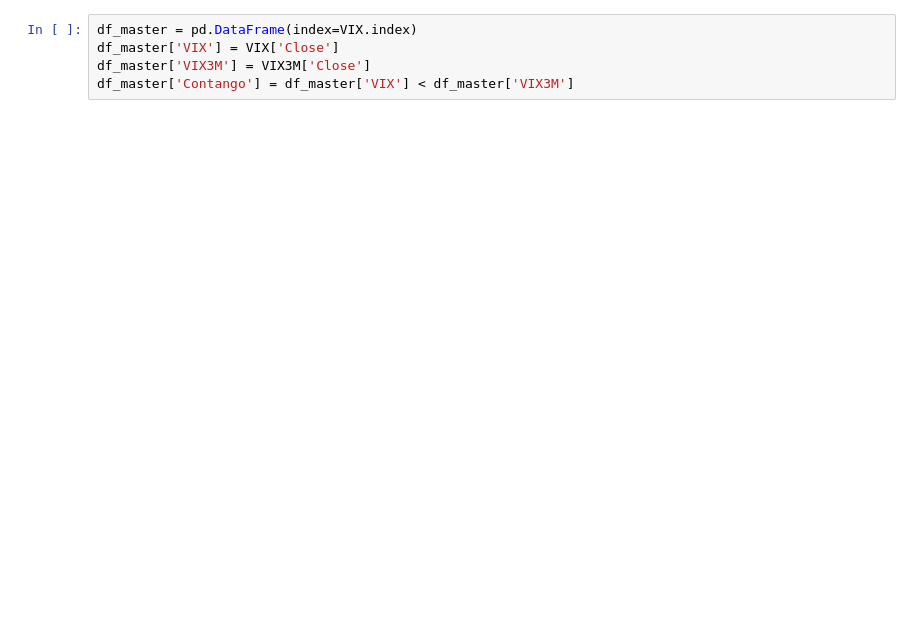
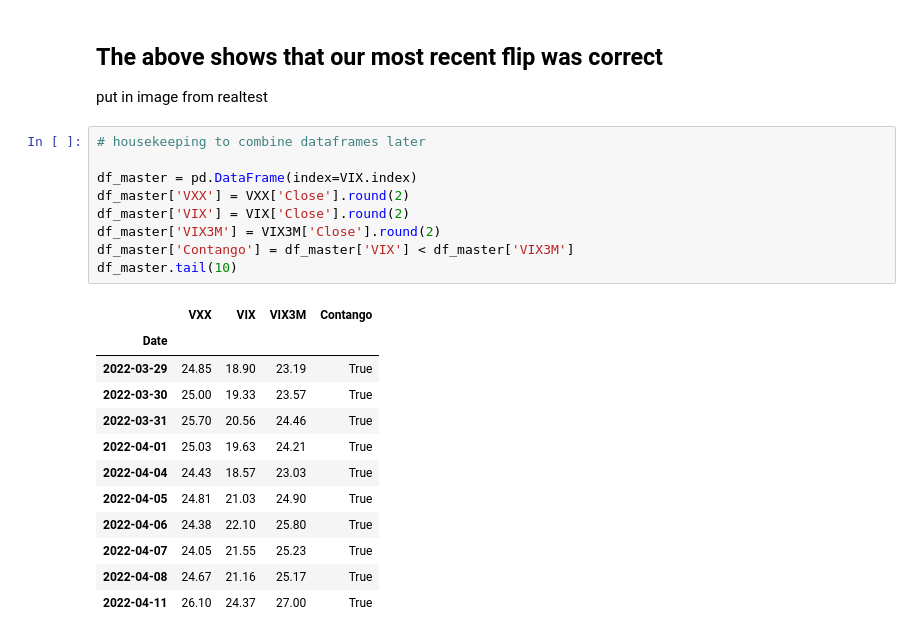
Before and after one commit to algo-dude/AdvancedFinancialDerivatives, a Jupyter notebook: Final/strat.ipynb, the cells around one changed output. Saved outputs shown, nothing was run; the diff lists cells and outputs as text; blank space fills up the shorter version.

```diff
--- a/Final/strat.ipynb
+++ b/Final/strat.ipynb
@@ -65,5 +41,26 @@ def apply_contango(df1, df2):
+# %% [markdown]
+## The above shows that our most recent flip was correct
+
+put in image from realtest
 # %%
+# housekeeping to combine dataframes later
+
 df_master = pd.DataFrame(index=VIX.index)
-df_master['VIX'] = VIX['Close']
-df_master['VIX3M'] = VIX3M['Close']
+df_master['VXX'] = VXX['Close'].round(2)
+df_master['VIX'] = VIX['Close'].round(2)
+df_master['VIX3M'] = VIX3M['Close'].round(2)
 df_master['Contango'] = df_master['VIX'] < df_master['VIX3M']
+df_master.tail(10)
+# %% [output]
+|  | VXX | VIX | VIX3M | Contango |
+| Date |  |  |  |  |
+| 2022-03-29 | 24.85 | 18.90 | 23.19 | True |
+| 2022-03-30 | 25.00 | 19.33 | 23.57 | True |
+| 2022-03-31 | 25.70 | 20.56 | 24.46 | True |
+| 2022-04-01 | 25.03 | 19.63 | 24.21 | True |
+| 2022-04-04 | 24.43 | 18.57 | 23.03 | True |
+| 2022-04-05 | 24.81 | 21.03 | 24.90 | True |
+| 2022-04-06 | 24.38 | 22.10 | 25.80 | True |
+| 2022-04-07 | 24.05 | 21.55 | 25.23 | True |
+| 2022-04-08 | 24.67 | 21.16 | 25.17 | True |
+| 2022-04-11 | 26.10 | 24.37 | 27.00 | True |
```
Also changed, not shown: parts of 16 cells of this notebook, 1 other file.
